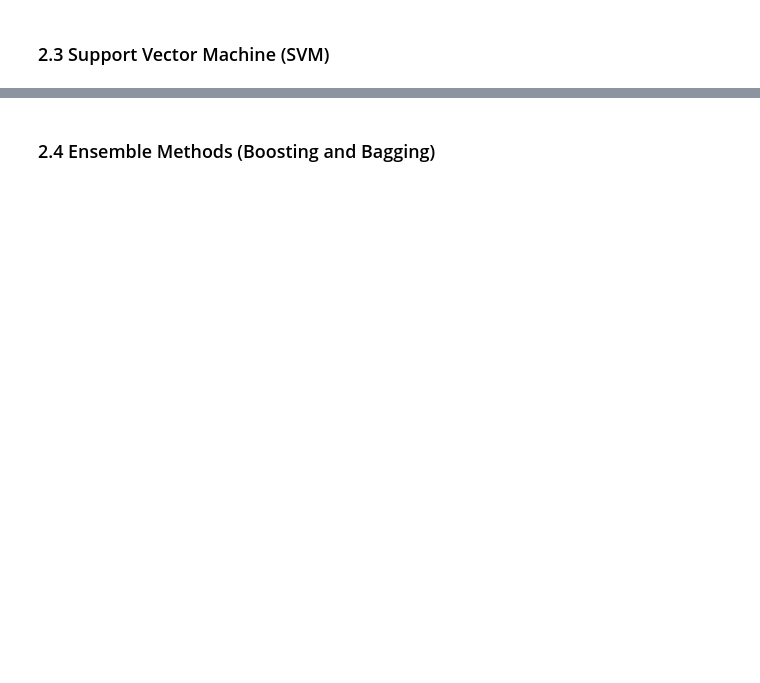
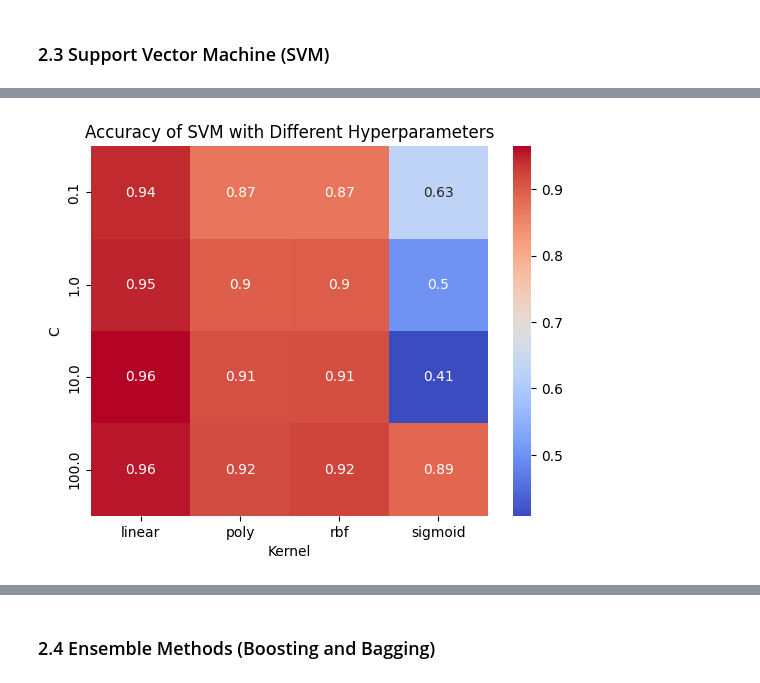
Before and after one commit to Mohammed-Abed-Alkareem/ML-Algorithms-Evaluation, a Jupyter notebook: AssignmentFiles/assignment.ipynb, the cells around one changed output, grey strips where cells are left out. Saved outputs shown, nothing was run; the diff lists cells and outputs as text; code cells hidden in the pictures; blank space fills up the shorter version.

```diff
--- a/AssignmentFiles/assignment.ipynb
+++ b/AssignmentFiles/assignment.ipynb
@@ -230,0 +381,11 @@ if len(set(y_test)) == 2:  # Ensure it's binary classification
+# %%
+results = pd.DataFrame(grid_search.cv_results_)
+results = results.pivot(index='param_C', columns='param_kernel', values='mean_test_score')
+
+sns.heatmap(results, annot=True, cmap='coolwarm')
+plt.xlabel('Kernel')
+plt.ylabel('C')
+plt.title('Accuracy of SVM with Different Hyperparameters')
+plt.show()
+# %% [output]
+[figure, added]
```
Also changed, not shown: parts of 13 cells of this notebook.
